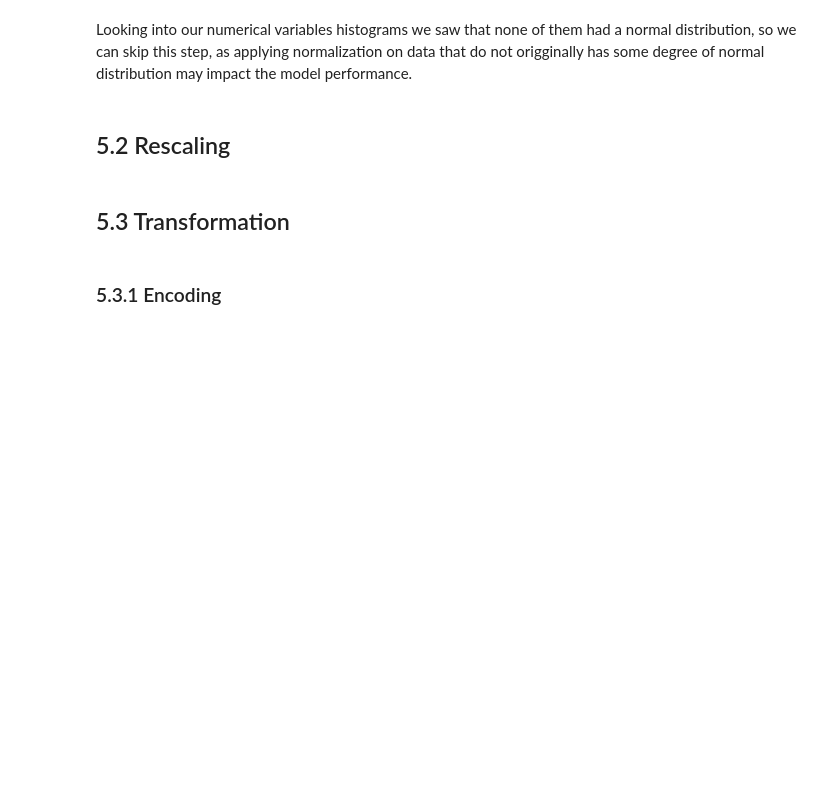
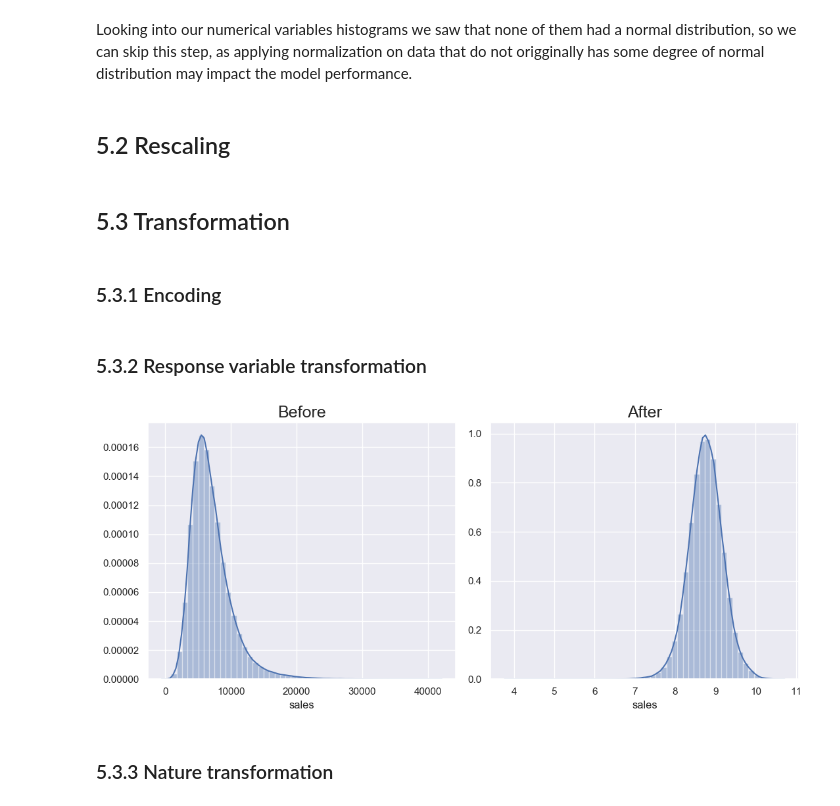
Before and after one commit to iury-repo/rossman-sales, a Jupyter notebook: notebooks/v01_store_sales_prediction.ipynb, the cells around one changed output. Saved outputs shown, nothing was run; the diff lists cells and outputs as text; code cells hidden in the pictures; blank space fills up the shorter version.

```diff
--- a/notebooks/v01_store_sales_prediction.ipynb
+++ b/notebooks/v01_store_sales_prediction.ipynb
@@ -879,0 +875,21 @@ df5['assortment'] = df5['assortment'].map(assortment_dict)
+# %% [markdown]
+### 5.3.2 Response variable transformation
+# %%
+# Changing the actual distribution of the target variable to a more normal distribution using log transf.
+df5['sales'] = np.log1p(df5['sales'])
+# %%
+plt.figure(figsize=(11,5))
+
+plt.subplot(1,2,1)
+plt.title('Before', fontsize= 18)
+sns.distplot(df4['sales'])
+
+plt.subplot(1,2,2)
+plt.title('After', fontsize= 18)
+sns.distplot(df5['sales'])
+
+plt.tight_layout()
+# %% [output]
+[figure, added]
+# %% [markdown]
+### 5.3.3 Nature transformation
```
Also changed, not shown: parts of 2 cells of this notebook.
